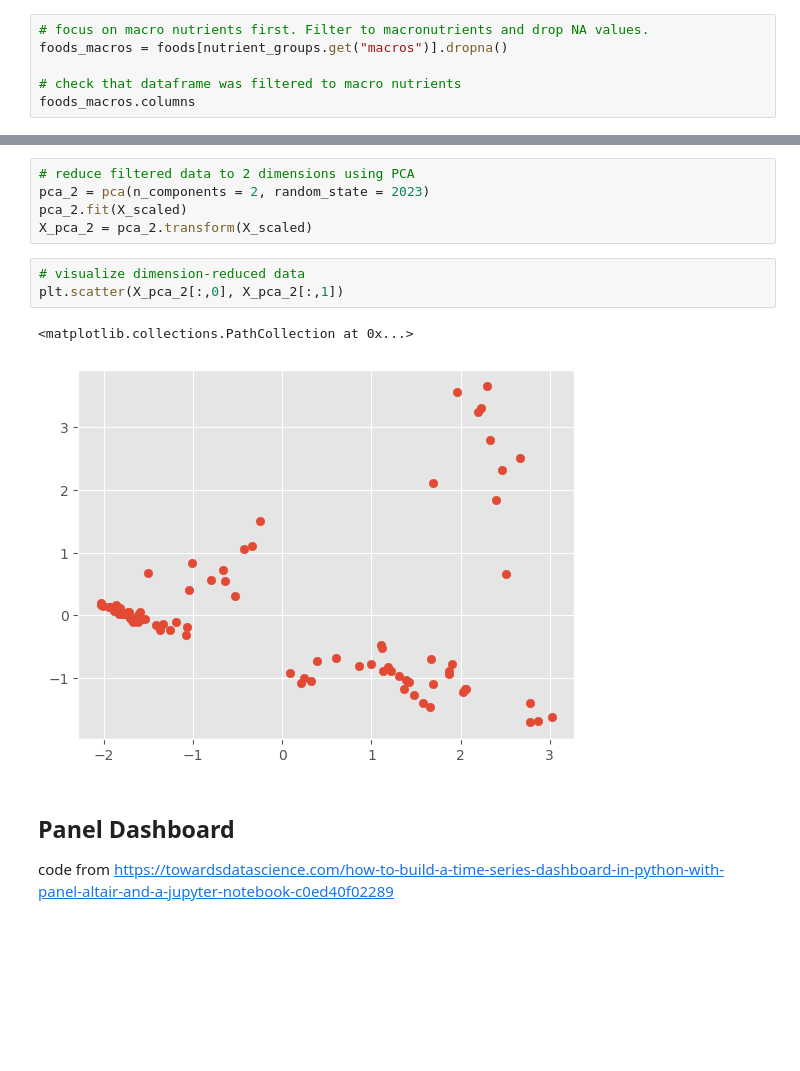
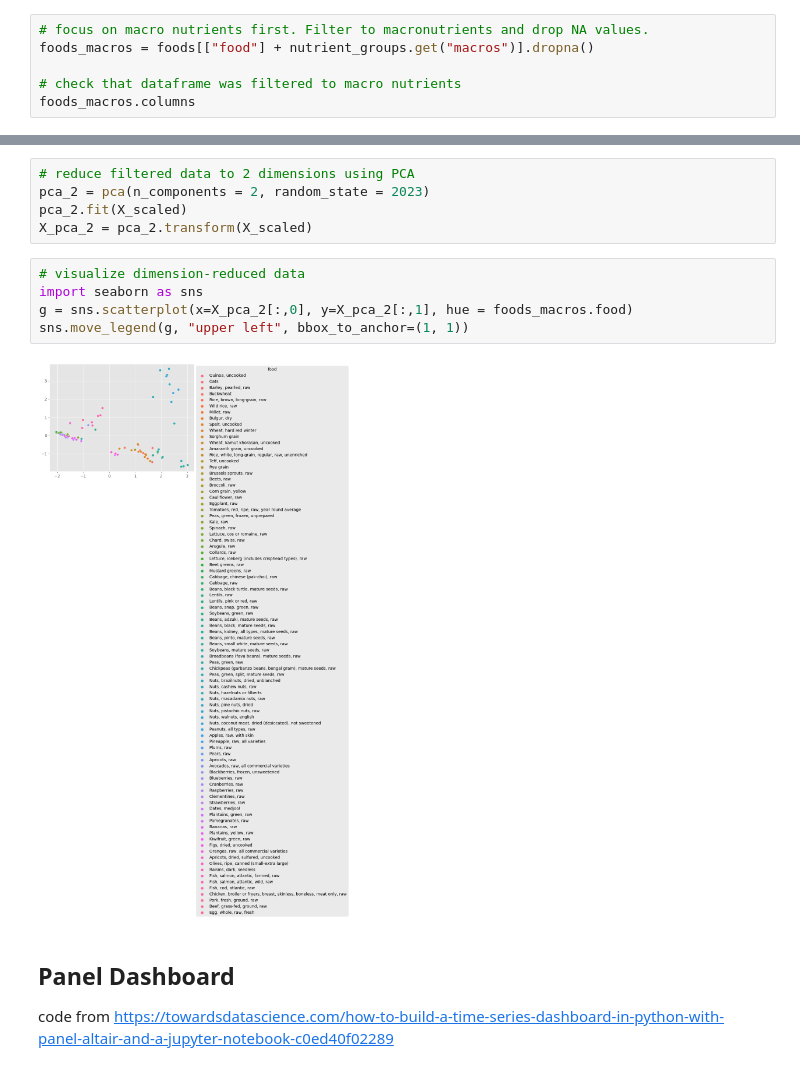
Before and after one commit to joelostblom/nutrimap, a Jupyter notebook: altair-panel-version/altair-heatmap.ipynb, the cells around one changed output, grey strips where cells are left out. Drawn from its saved outputs; the diff is of its cells as text; blank space fills up the shorter version.

Commit message:
added colour coding on PCA scatterplot

```diff
--- a/altair-panel-version/altair-heatmap.ipynb
+++ b/altair-panel-version/altair-heatmap.ipynb
@@ -193,7 +193,7 @@ nutrient_groups = dict(
 code from https://medium.com/data-science-365/principal-component-analysis-pca-with-scikit-learn-1e84a0c731b0
 # %%
 # focus on macro nutrients first. Filter to macronutrients and drop NA values.
-foods_macros = foods[nutrient_groups.get("macros")].dropna()
+foods_macros = foods[["food"] + nutrient_groups.get("macros")].dropna()
 
 # check that dataframe was filtered to macro nutrients
 foods_macros.columns
@@ -254,10 +254,11 @@ pca_2.fit(X_scaled)
 X_pca_2 = pca_2.transform(X_scaled)
 # %%
 # visualize dimension-reduced data
-plt.scatter(X_pca_2[:,0], X_pca_2[:,1])
+import seaborn as sns
+g = sns.scatterplot(x=X_pca_2[:,0], y=X_pca_2[:,1], hue = foods_macros.food)
+sns.move_legend(g, "upper left", bbox_to_anchor=(1, 1))
 # %% [output]
-<matplotlib.collections.PathCollection at 0x...>
-[figure, old version]
+[figure, new version]
 # %% [markdown]
 ## Panel Dashboard
 code from https://towardsdatascience.com/how-to-build-a-time-series-dashboard-in-python-with-panel-altair-and-a-jupyter-notebook-c0ed40f02289
```
Also changed, not shown: parts of 1 cell of this notebook.
